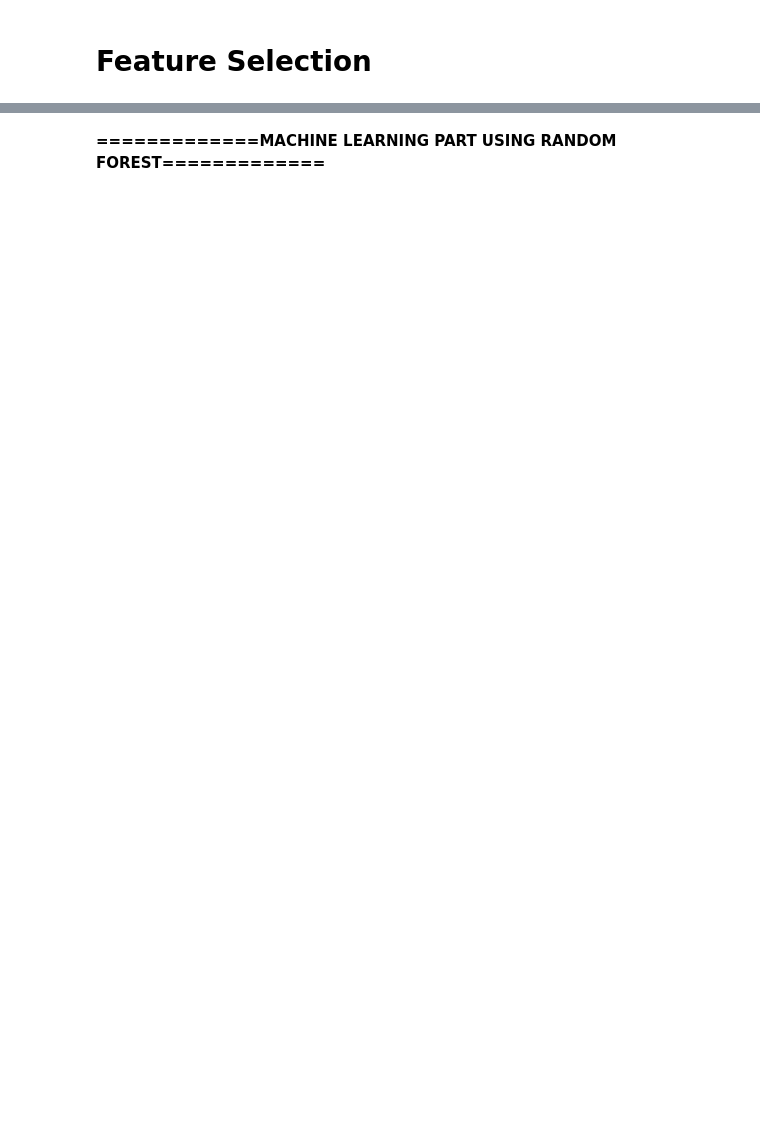
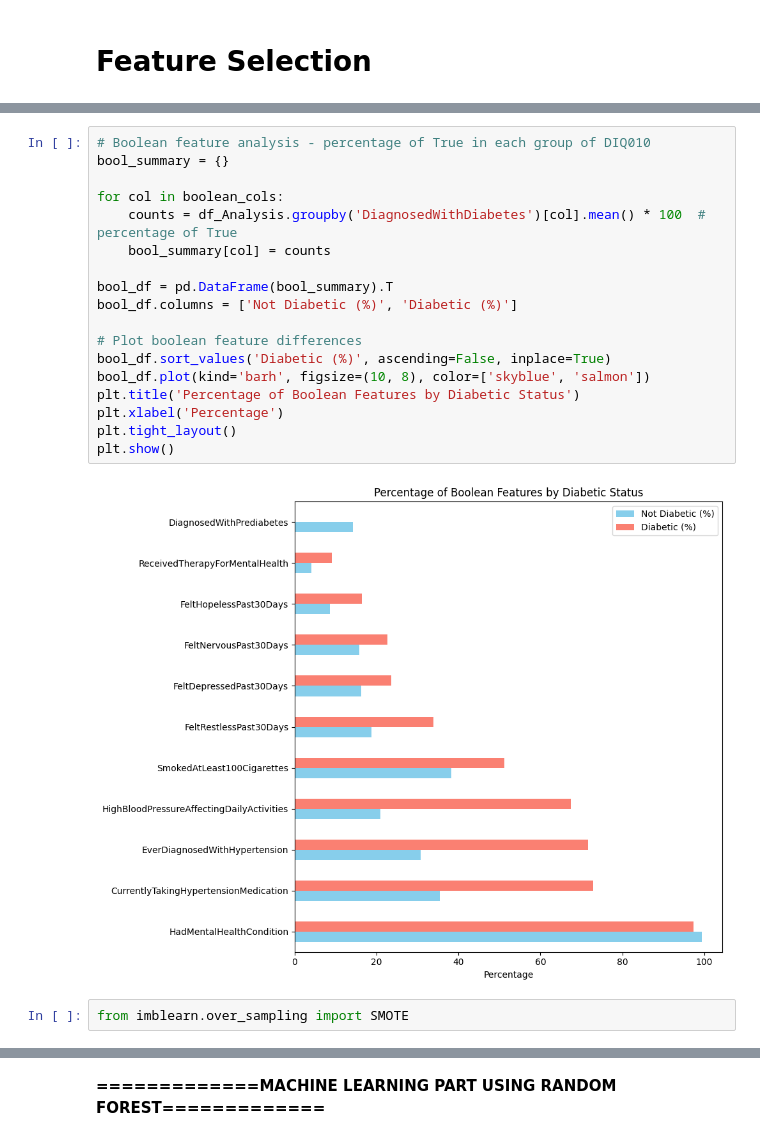
Before and after one commit to JoesphK/DEPIGradProject, a Jupyter notebook: HC.ipynb, the cells around one changed output, grey strips where cells are left out. Saved outputs shown, nothing was run; the diff lists cells and outputs as text; blank space fills up the shorter version.

```diff
--- a/HC.ipynb
+++ b/HC.ipynb
@@ -1022,0 +1335,22 @@ memory usage: 2.9 MB
+# %%
+# Boolean feature analysis - percentage of True in each group of DIQ010
+bool_summary = {}
+
+for col in boolean_cols:
+    counts = df_Analysis.groupby('DiagnosedWithDiabetes')[col].mean() * 100  # percentage of True
+    bool_summary[col] = counts
+
+bool_df = pd.DataFrame(bool_summary).T
+bool_df.columns = ['Not Diabetic (%)', 'Diabetic (%)']
+
+# Plot boolean feature differences
+bool_df.sort_values('Diabetic (%)', ascending=False, inplace=True)
+bool_df.plot(kind='barh', figsize=(10, 8), color=['skyblue', 'salmon'])
+plt.title('Percentage of Boolean Features by Diabetic Status')
+plt.xlabel('Percentage')
+plt.tight_layout()
+plt.show()
+# %% [output]
+[figure, added]
+# %%
+from imblearn.over_sampling import SMOTE
```
Also changed, not shown: parts of 72 cells of this notebook, 9 other files.
